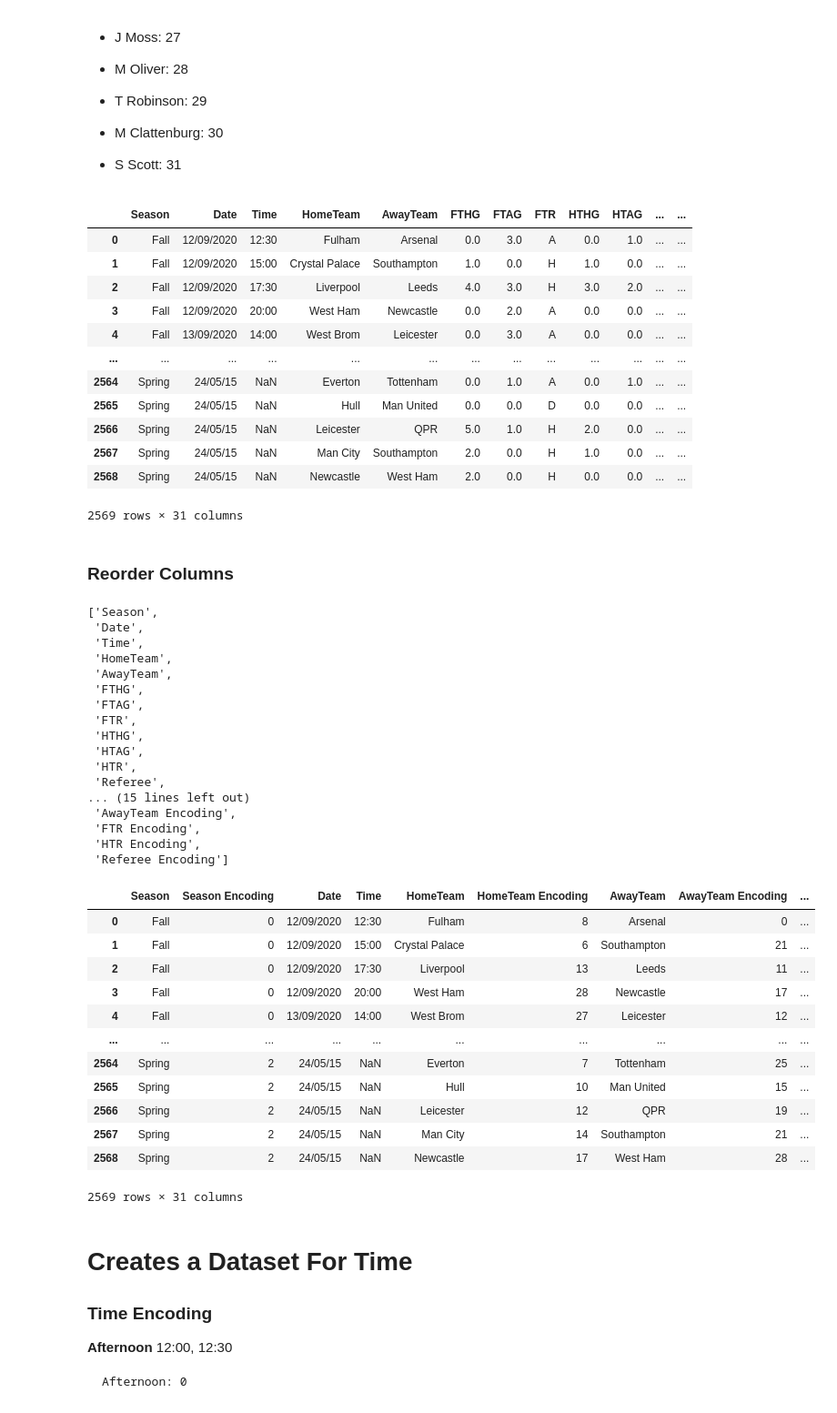
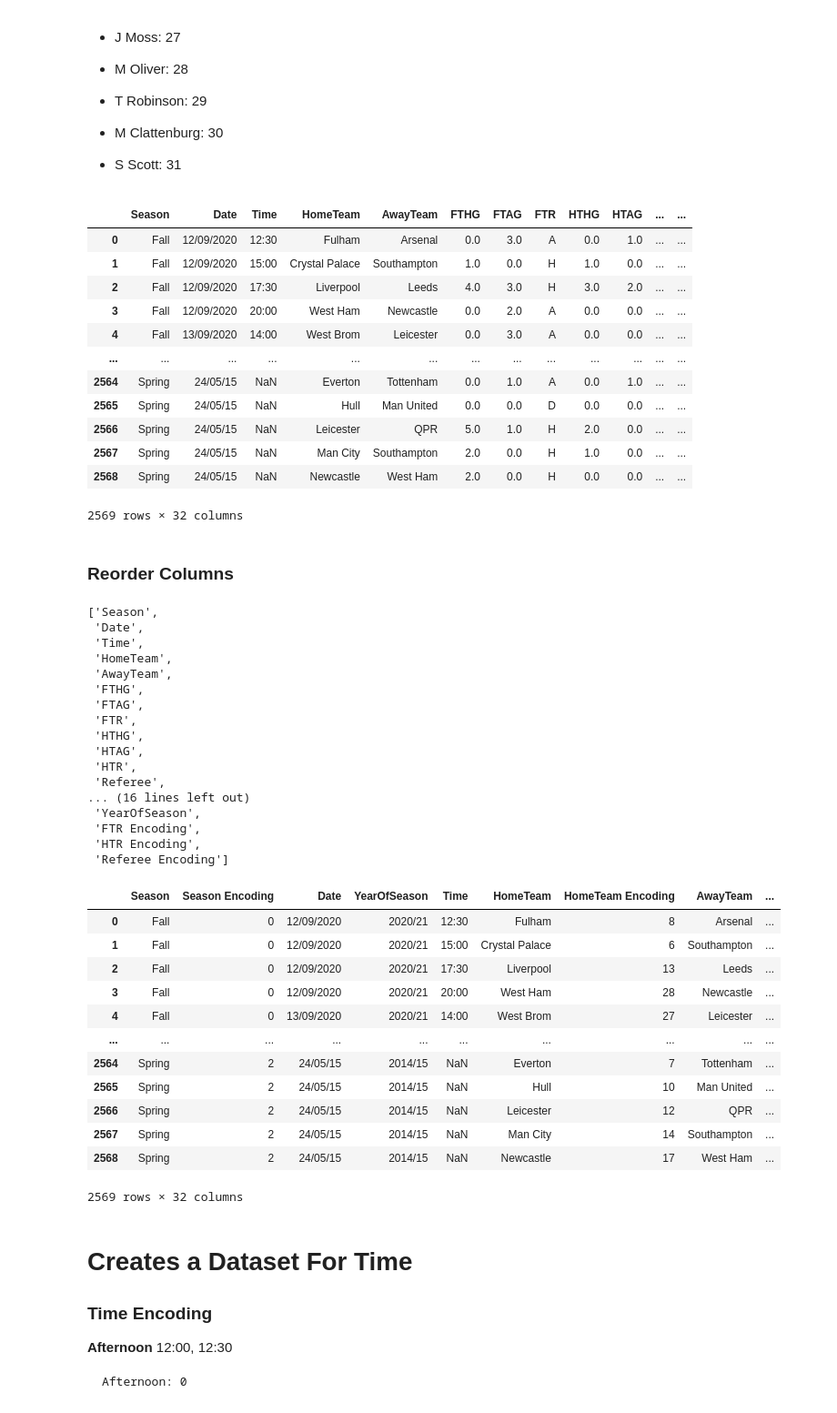
Before and after one commit to DangE01/predicting_the_premier_league, a Jupyter notebook: Data_Encoding.ipynb, the cells around one changed output. Shown at 91% size. Saved outputs shown, nothing was run; the diff lists cells and outputs as text; code cells hidden in the pictures.

Commit message:
Added year of season varible

```diff
--- a/Data_Encoding.ipynb
+++ b/Data_Encoding.ipynb
@@ -127,3 +137,28 @@ df["AwayTeam Encoding"] = -1
+# %%
+df["YearOfSeason"] = '' #Creating Year of Season varible
+
+# loop to input year of season based on date
+for index, value in df['Date'].iteritems():
+    if value in pd.date_range('08/01/2020','04/01/2021'):
+        df.at[index, 'YearOfSeason'] = '2020/21'
+
+    if value in pd.date_range('08/01/2019','07/31/2020'):
+        df.at[index, 'YearOfSeason'] = '2019/20'
+
+    if value in pd.date_range('08/01/2018','05/31/2019'):
+        df.at[index, 'YearOfSeason'] = '2018/19'
+
+    if value in pd.date_range('08/01/2017','05/31/2018'):
+        df.at[index, 'YearOfSeason'] = '2017/18'
+
+    if value in pd.date_range('08/01/2016','05/31/2017'):
+        df.at[index, 'YearOfSeason'] = '2016/17'
+
+    if value in pd.date_range('08/01/2015','05/31/2016'):
+        df.at[index, 'YearOfSeason'] = '2015/16'
+
+    if value in pd.date_range('08/01/2014','05/31/2015'):
+        df.at[index, 'YearOfSeason'] = '2014/15'
 # %% [markdown]
 #### Home Team Encoding
 # %%
@@ -539,7 +574,7 @@ df
 | 2566 | Spring | 24/05/15 | NaN | Leicester | QPR | 5.0 | 1.0 | H | 2.0 | 0.0 | ... | ... |
 | 2567 | Spring | 24/05/15 | NaN | Man City | Southampton | 2.0 | 0.0 | H | 1.0 | 0.0 | ... | ... |
 | 2568 | Spring | 24/05/15 | NaN | Newcastle | West Ham | 2.0 | 0.0 | H | 0.0 | 0.0 | ... | ... |
-2569 rows × 31 columns
+2569 rows × 32 columns
 # %% [markdown]
 ### Reorder Columns
 # %%
@@ -558,8 +593,8 @@ cols
  'HTAG',
  'HTR',
  'Referee',
-... (15 lines left out)
- 'AwayTeam Encoding',
+... (16 lines left out)
+ 'YearOfSeason',
  'FTR Encoding',
  'HTR Encoding',
  'Referee Encoding']
@@ -567,52 +602,53 @@ cols
 new_order = ['Season',
  'Season Encoding',
  'Date',
+ 'YearOfSeason',
  'Time',
  'HomeTeam',
  'HomeTeam Encoding',
  'AwayTeam',
  'AwayTeam Encoding',
  'FTHG',
  'FTAG',
  'FTR',
  'FTR Encoding',
  'HTHG',
  'HTAG',
  'HTR',
  'HTR Encoding',
  'Referee',
  'Referee Encoding',
  'Fouls Called Per Game',
  'HS',
  'AS',
  'HST',
  'AST',
  'HF',
  'AF',
  'HC',
  'AC',
  'HY',
  'AY',
  'HR',
  'AR']
 
 df = df[new_order]
 
 df
 # %% [output]
-|  | Season | Season Encoding | Date | Time | HomeTeam | HomeTeam Encoding | AwayTeam | AwayTeam Encoding | ... |
-| 0 | Fall | 0 | 12/09/2020 | 12:30 | Fulham | 8 | Arsenal | 0 | ... |
-| 1 | Fall | 0 | 12/09/2020 | 15:00 | Crystal Palace | 6 | Southampton | 21 | ... |
-| 2 | Fall | 0 | 12/09/2020 | 17:30 | Liverpool | 13 | Leeds | 11 | ... |
-| 3 | Fall | 0 | 12/09/2020 | 20:00 | West Ham | 28 | Newcastle | 17 | ... |
-| 4 | Fall | 0 | 13/09/2020 | 14:00 | West Brom | 27 | Leicester | 12 | ... |
+|  | Season | Season Encoding | Date | YearOfSeason | Time | HomeTeam | HomeTeam Encoding | AwayTeam | ... |
+| 0 | Fall | 0 | 12/09/2020 | 2020/21 | 12:30 | Fulham | 8 | Arsenal | ... |
+| 1 | Fall | 0 | 12/09/2020 | 2020/21 | 15:00 | Crystal Palace | 6 | Southampton | ... |
+| 2 | Fall | 0 | 12/09/2020 | 2020/21 | 17:30 | Liverpool | 13 | Leeds | ... |
+| 3 | Fall | 0 | 12/09/2020 | 2020/21 | 20:00 | West Ham | 28 | Newcastle | ... |
+| 4 | Fall | 0 | 13/09/2020 | 2020/21 | 14:00 | West Brom | 27 | Leicester | ... |
 | ... | ... | ... | ... | ... | ... | ... | ... | ... | ... |
-| 2564 | Spring | 2 | 24/05/15 | NaN | Everton | 7 | Tottenham | 25 | ... |
-| 2565 | Spring | 2 | 24/05/15 | NaN | Hull | 10 | Man United | 15 | ... |
-| 2566 | Spring | 2 | 24/05/15 | NaN | Leicester | 12 | QPR | 19 | ... |
-| 2567 | Spring | 2 | 24/05/15 | NaN | Man City | 14 | Southampton | 21 | ... |
-| 2568 | Spring | 2 | 24/05/15 | NaN | Newcastle | 17 | West Ham | 28 | ... |
+| 2564 | Spring | 2 | 24/05/15 | 2014/15 | NaN | Everton | 7 | Tottenham | ... |
+| 2565 | Spring | 2 | 24/05/15 | 2014/15 | NaN | Hull | 10 | Man United | ... |
+| 2566 | Spring | 2 | 24/05/15 | 2014/15 | NaN | Leicester | 12 | QPR | ... |
+| 2567 | Spring | 2 | 24/05/15 | 2014/15 | NaN | Man City | 14 | Southampton | ... |
+| 2568 | Spring | 2 | 24/05/15 | 2014/15 | NaN | Newcastle | 17 | West Ham | ... |
-2569 rows × 31 columns
+2569 rows × 32 columns
 # %% [markdown]
 # Creates a Dataset For Time
 
```
Also changed, not shown: parts of 8 cells of this notebook, 3 other files.
